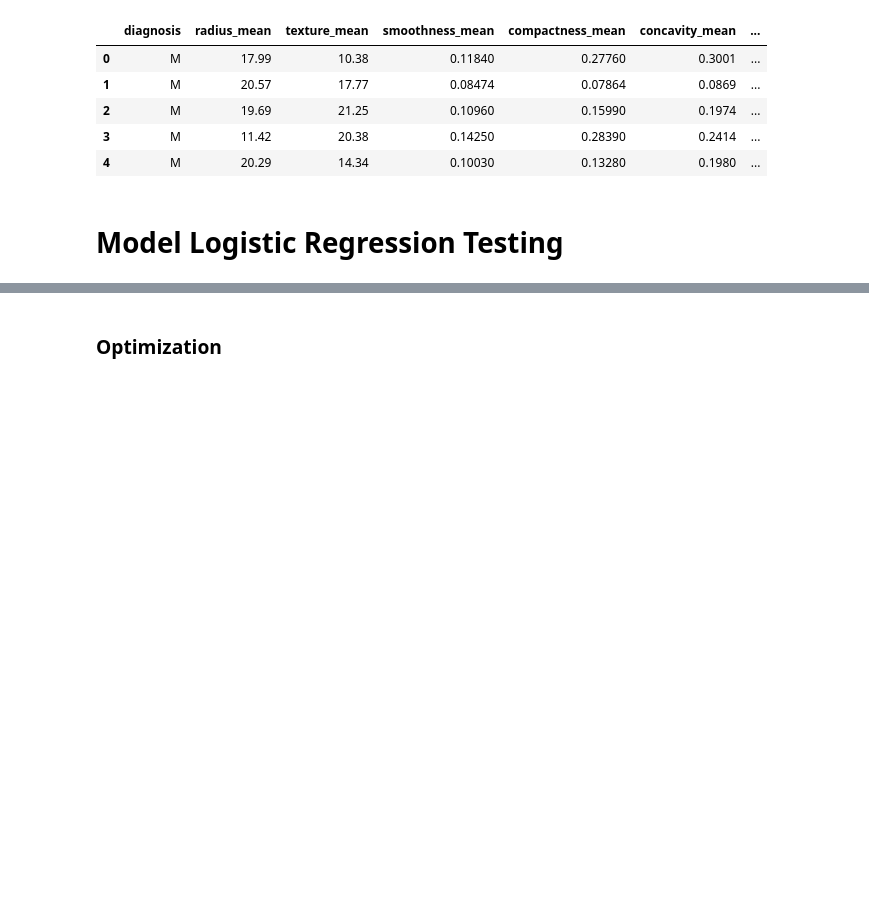
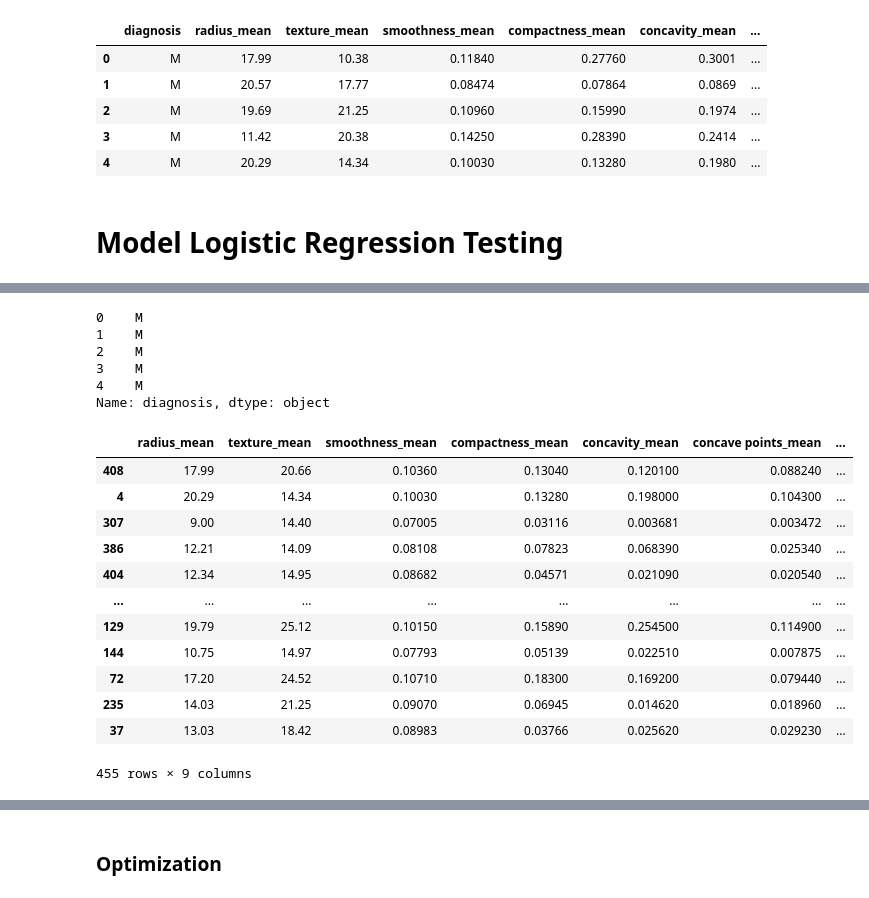
Before and after one commit to tamhuynh92/Machine-Learning-Project, a Jupyter notebook: Breast Cancer Logistic Regression.ipynb, the cells around one changed output, grey strips where cells are left out. Saved outputs shown, nothing was run; the diff lists cells and outputs as text; code cells hidden in the pictures; blank space fills up the shorter version.

```diff
--- a/Breast Cancer Logistic Regression.ipynb
+++ b/Breast Cancer Logistic Regression.ipynb
@@ -43,2 +43,4 @@ sns.countplot(x = 'diagnosis', hue = 'children', data = cancer_data)
 # %%
 children = pd.get_dummies(cancer_data['children'], drop_first = True)
+children.rename(columns={'Yes': 'Child'}, inplace = True)
+children.head()
@@ -47,5 +64,5 @@ cancer_data = pd.concat([cancer_data, children], axis = 1)
 # %%
-cancer_data = cancer_data.iloc[:,[0,2,3,6,7,8,9,10,11]]
+cancer_data = cancer_data.iloc[:,[0,2,3,6,7,8,9,10,11,12]]
 cancer_data.head()
 # %% [output]
 |  | diagnosis | radius_mean | texture_mean | smoothness_mean | compactness_mean | concavity_mean | ... |
@@ -62,2 +88,11 @@ y = cancer_data.iloc[:,0].values
+# %%
+y.head()
+# %% [output]
+0    M
+1    M
+2    M
+3    M
+4    M
+Name: diagnosis, dtype: object
 # %%
 from sklearn.model_selection import train_test_split
@@ -65,3 +100,19 @@ X_train, X_test, y_train, y_test = train_test_split(X, y, test_size = 0.25)
+# %%
+X_train
+# %% [output]
+|  | radius_mean | texture_mean | smoothness_mean | compactness_mean | concavity_mean | concave points_mean | ... |
+| 408 | 17.99 | 20.66 | 0.10360 | 0.13040 | 0.120100 | 0.088240 | ... |
+| 4 | 20.29 | 14.34 | 0.10030 | 0.13280 | 0.198000 | 0.104300 | ... |
+| 307 | 9.00 | 14.40 | 0.07005 | 0.03116 | 0.003681 | 0.003472 | ... |
+| 386 | 12.21 | 14.09 | 0.08108 | 0.07823 | 0.068390 | 0.025340 | ... |
+| 404 | 12.34 | 14.95 | 0.08682 | 0.04571 | 0.021090 | 0.020540 | ... |
+| ... | ... | ... | ... | ... | ... | ... | ... |
+| 129 | 19.79 | 25.12 | 0.10150 | 0.15890 | 0.254500 | 0.114900 | ... |
+| 144 | 10.75 | 14.97 | 0.07793 | 0.05139 | 0.022510 | 0.007875 | ... |
+| 72 | 17.20 | 24.52 | 0.10710 | 0.18300 | 0.169200 | 0.079440 | ... |
+| 235 | 14.03 | 21.25 | 0.09070 | 0.06945 | 0.014620 | 0.018960 | ... |
+| 37 | 13.03 | 18.42 | 0.08983 | 0.03766 | 0.025620 | 0.029230 | ... |
+455 rows × 9 columns
 # %%
 #Feature scaling
 from sklearn.preprocessing import StandardScaler
```
Also changed, not shown: parts of 18 cells of this notebook, 11 other files.
